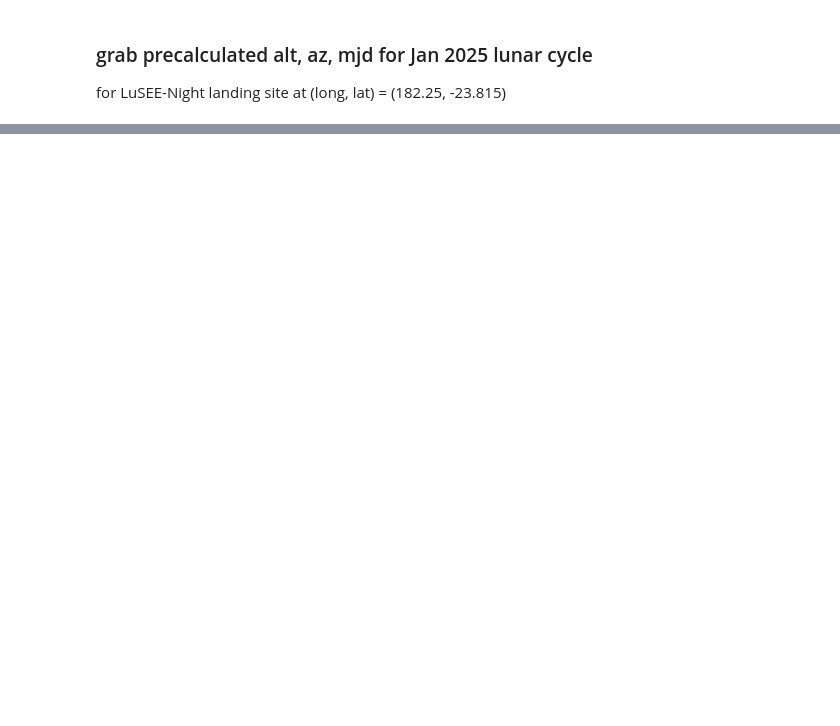
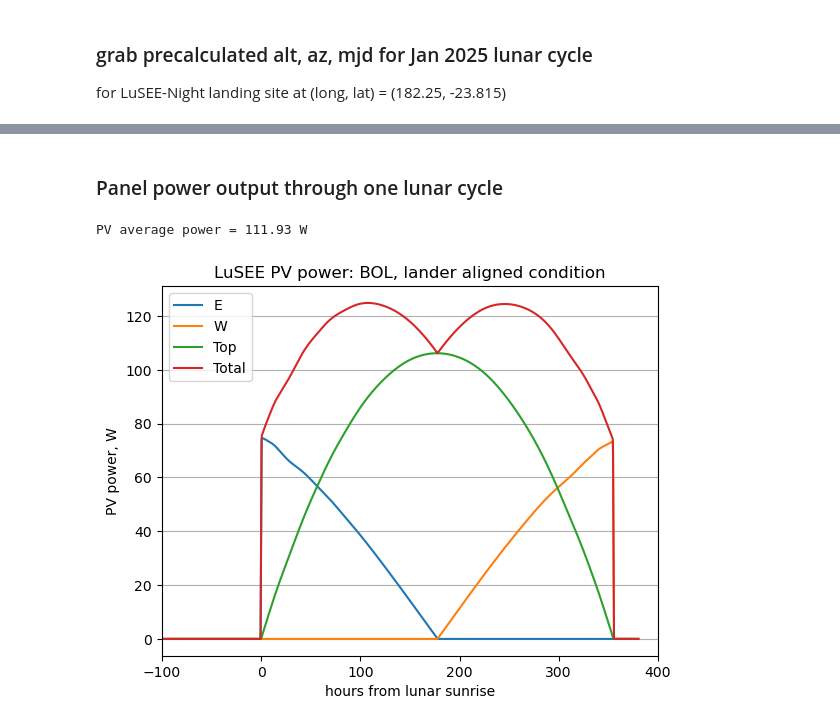
Before and after one commit to lusee-night/notebooks, a Jupyter notebook: solar_power/TiltedSolar_fullday.ipynb, the cells around one changed output, grey strips where cells are left out. Saved outputs shown, nothing was run; the diff lists cells and outputs as text; code cells hidden in the pictures; blank space fills up the shorter version.

```diff
--- a/solar_power/TiltedSolar_fullday.ipynb
+++ b/solar_power/TiltedSolar_fullday.ipynb
@@ -740,0 +204,52 @@ Radio On:  354.75
+# %% [markdown]
+### Panel power output through one lunar cycle
+# %%
+# Generate the time and projected area arrays
+# day_hrs, EPV_projArea, WPV_projArea, TPV_projArea = PVPower(pv_tilt_angle=0,  \
+    # lander_pitch=0, lander_roll=0, lander_yaw=0)
+
+# Bring the padded surface temperature array found above
+t_surface = temp_matched
+
+# make an array of panel efficiencies assumeing they are at surface temperature
+pvEffThermal = pvEfficiency(temp_matched - 273)
+
+# panel parameters
+solarConstant = 1361   # W/m^2 at Moon
+TPV_area = .313        # m^2
+EPV_area = TPV_area/2
+WPV_area = TPV_area/2
+
+# panel powers are product of projected area times efficiency
+# ToDo: group geometric and loss/degradation parameters into 2 dicts and pass through
+# ToDo: calculate pfEffThermal inside PVActualPower
+# ToDo (future): individual panel temperatures when known
+def PVActualPower(t_surface, EPV_area = .313/2, WPV_area = .313/2,TPV_area = .313, \
+     solarConstant = 1361, horizon=0, pv_tilt_angle=0, \
+     lander_pitch=0, lander_roll=0, lander_yaw=0, \
+     dust_obscuration=0, shadowing=0, EOL_degradation=0):
+    day_hrs, EPV_projArea, WPV_projArea, TPV_projArea = PVProjArea()
+    cumInefficiencies = (1-dust_obscuration) * (1-shadowing) * (1-EOL_degradation)
+    EPV_power = solarConstant * EPV_area * EPV_projArea * pvEffThermal * cumInefficiencies
+    WPV_power = solarConstant * WPV_area * WPV_projArea * pvEffThermal * cumInefficiencies
+    TPV_power = solarConstant * TPV_area * TPV_projArea * pvEffThermal * cumInefficiencies
+    return EPV_power, WPV_power, TPV_power
+
+# test
+Epwr, Wpwr, Tpwr = PVActualPower(t_surface)
+totPwr = Epwr + Wpwr + Tpwr
+plt.plot(day_hrs, Epwr, label='E')
+plt.plot(day_hrs, Wpwr, label='W')
+plt.plot(day_hrs, Tpwr, label='Top')
+plt.plot(day_hrs, totPwr, label='Total')
+plt.legend()
+plt.xlabel('hours from lunar sunrise')
+plt.ylabel('PV power, W')
+plt.grid(axis='y')
+plt.xlim(-100,400)
+plt.title("LuSEE PV power: BOL, lander aligned condition")
+
+print(f"PV average power = {totPwr[iSunrise:iSundown2].mean():.2f} W")
+# %% [output]
+PV average power = 111.93 W
+[figure, added]
```
Also changed, not shown: parts of 38 cells of this notebook.
